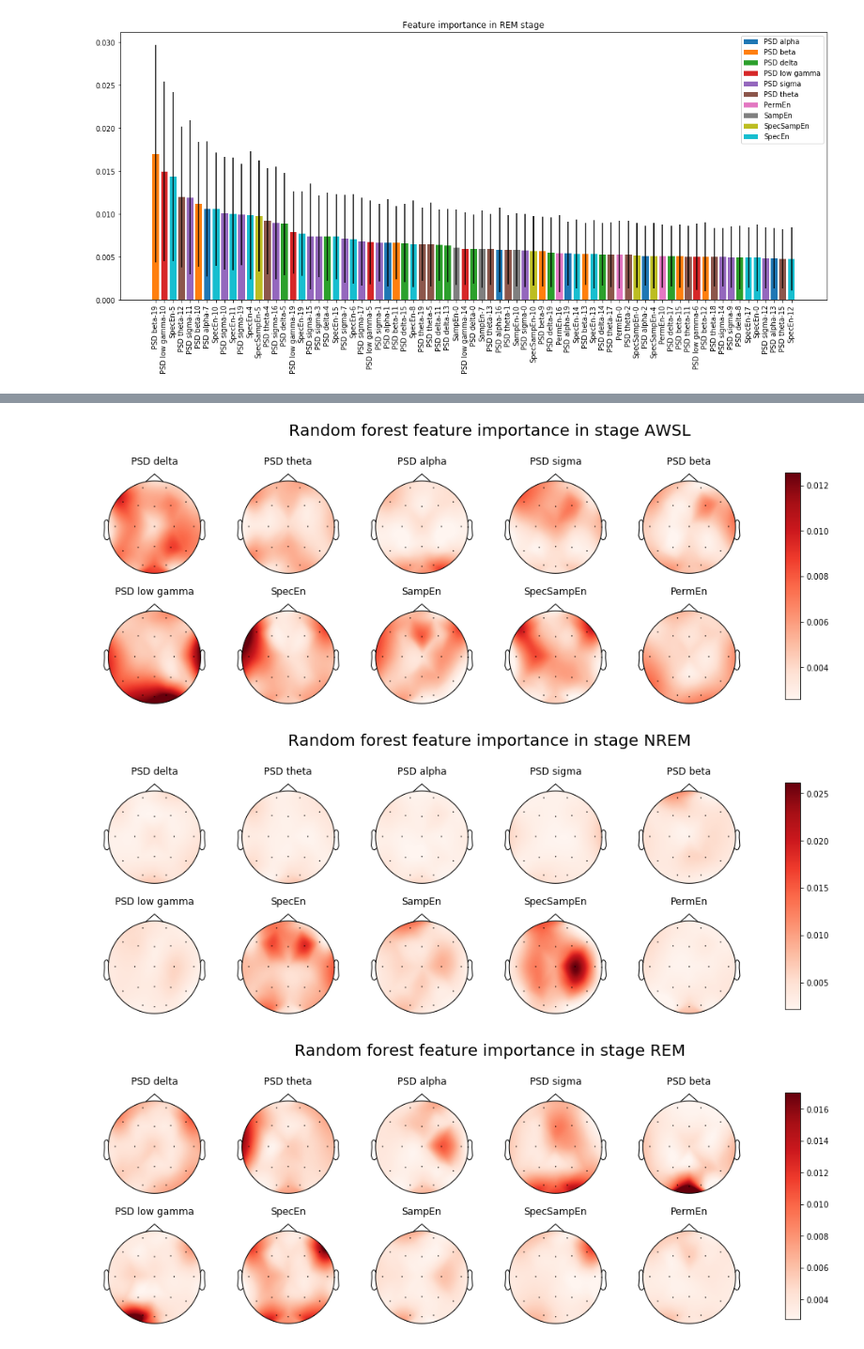
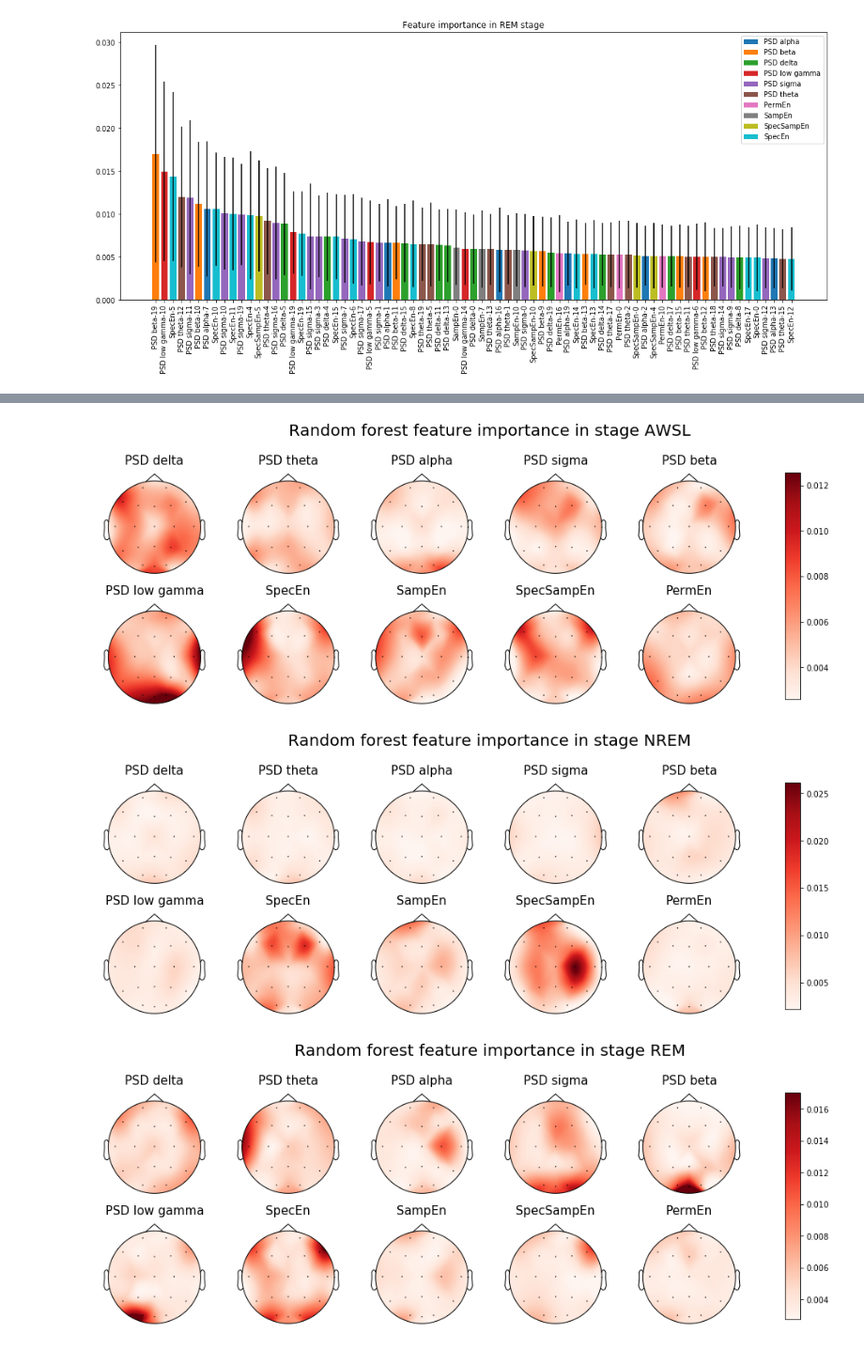
Before and after one commit to PhilippThoelke/caffeine-sleep, a Jupyter notebook: multiFeatureML/MultiFeatureRFFigures.ipynb, the cells around one changed output, grey strips where cells are left out. Shown at 94% size. Saved outputs shown, nothing was run; the diff lists cells and outputs as text; code cells hidden in the pictures.

```diff
--- a/multiFeatureML/MultiFeatureRFFigures.ipynb
+++ b/multiFeatureML/MultiFeatureRFFigures.ipynb
@@ -102,33 +102,33 @@ plt.show()
 # %%
 colormap = 'Reds'
 
 for stage in STAGES:
     # reshape the importance vector into a feature by electrode matrix
     mean = importance_means[stage].reshape((-1, 20))
 
     vmin, vmax = np.min(mean), np.max(mean)
 
     # get the cleaned names features
     features = [name.split('-')[0] for name in feature_names[stage][::20]]
 
     plt.figure(figsize=(18, 5))
-    plt.suptitle(f'Random forest feature importance in stage {stage}', fontsize=20, y=1.1)
+    suptitle = plt.suptitle(f'Random forest feature importance in stage {stage}', fontsize=20, y=1.1)
 
     axes = []
     for i in range(mean.shape[0]):
         # plot the current feature importance map in a new subplot
         axes.append(plt.subplot(2, 5, i + 1))
-        plt.title(features[i].replace('Shan', '').replace('_', ' '))
+        plt.title(features[i].replace('Shan', '').replace('_', ' '), fontsize=15)
         viz.plot_topomap(mean[i], sensor_pos, cmap=colormap, vmin=vmin, vmax=vmax, contours=False, show=False)
 
     # add a colorbar to the figure
     norm = colors.Normalize(vmin=vmin,vmax=vmax)
     sm = plt.cm.ScalarMappable(cmap=colormap, norm=norm)
     sm.set_array([])
     plt.colorbar(sm, ax=axes, shrink=0.95, aspect=15)
-    plt.savefig(os.path.join(FIGURE_PATH, f'randomForest{CAF_DOSE}', f'importance_topomaps_{stage}'))
+    plt.savefig(os.path.join(FIGURE_PATH, f'randomForest{CAF_DOSE}', f'importance_topomaps_{stage}'), bbox_inches='tight', bbox_extra_artists=[suptitle])
     plt.show()
 # %% [output]
-[figure, old version]
+[figure, new version]
-[figure, old version]
+[figure, new version]
-[figure, old version]
+[figure, new version]
```
Also changed, not shown: parts of 1 cell of this notebook.
